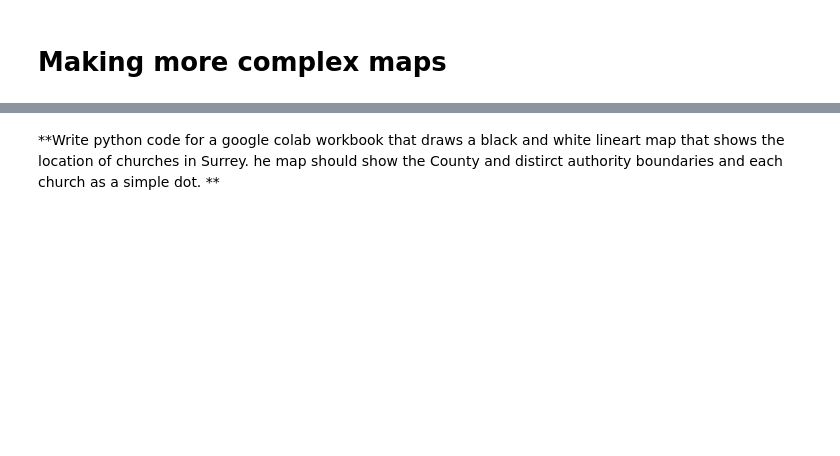
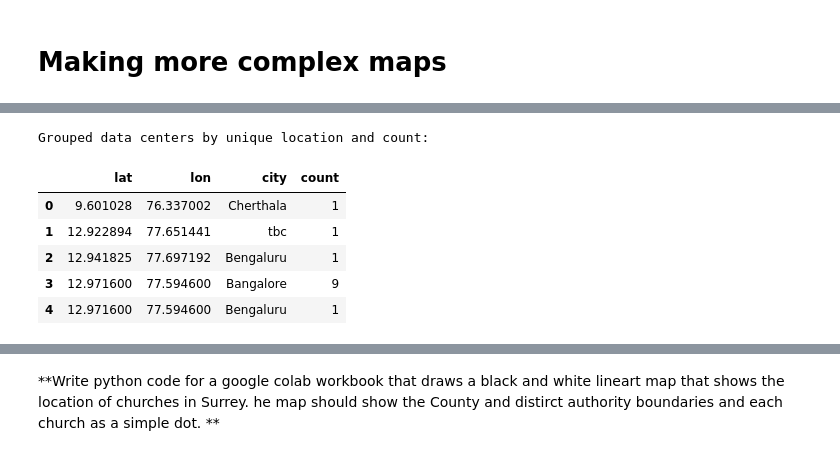
Before and after one commit to davidmkidd/Vibe_Code_Mapping, a Jupyter notebook: Vibe_Mapping.ipynb, the cells around one changed output, grey strips where cells are left out. Cells and saved outputs as stored; diff of their text form; code cells hidden in the pictures; blank space fills up the shorter version.

```diff
--- a/Vibe_Mapping.ipynb
+++ b/Vibe_Mapping.ipynb
@@ -223,0 +638,17 @@ Let's try and make the kind of map that you might include as part of an assignme
+# %%
+# ==================================
+# 5. Count overlapping locations
+# ==================================
+# Group by lat/lon to count data centers at the exact same coordinates
+grouped_df = df.groupby(['lat', 'lon', 'city']).size().reset_index(name='count')
+
+print("Grouped data centers by unique location and count:")
+display(grouped_df.head())
+# %% [output]
+Grouped data centers by unique location and count:
+|  | lat | lon | city | count |
+| 0 | 9.601028 | 76.337002 | Cherthala | 1 |
+| 1 | 12.922894 | 77.651441 | tbc | 1 |
+| 2 | 12.941825 | 77.697192 | Bengaluru | 1 |
+| 3 | 12.971600 | 77.594600 | Bangalore | 9 |
+| 4 | 12.971600 | 77.594600 | Bengaluru | 1 |
```
Also changed, not shown: parts of 20 cells of this notebook.
